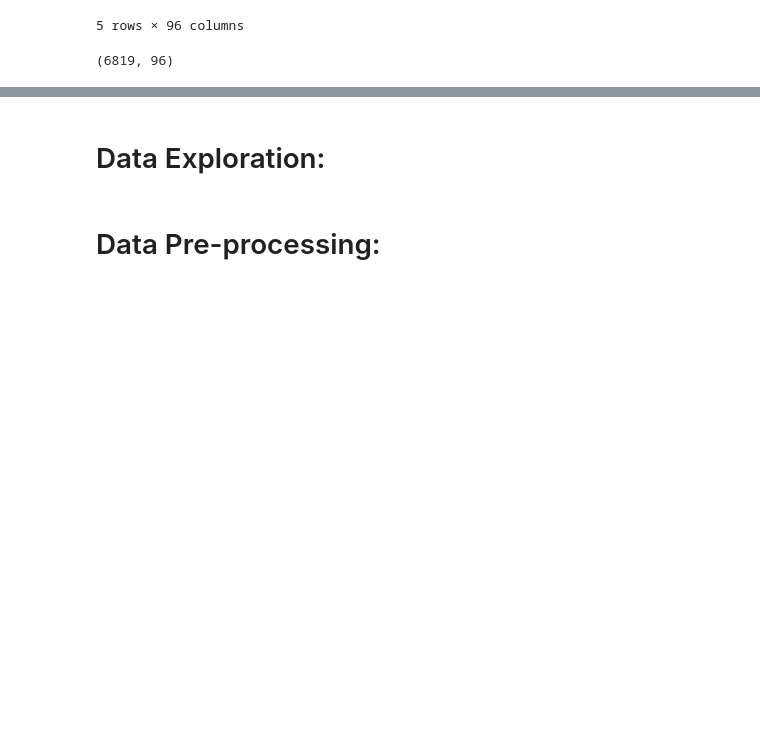
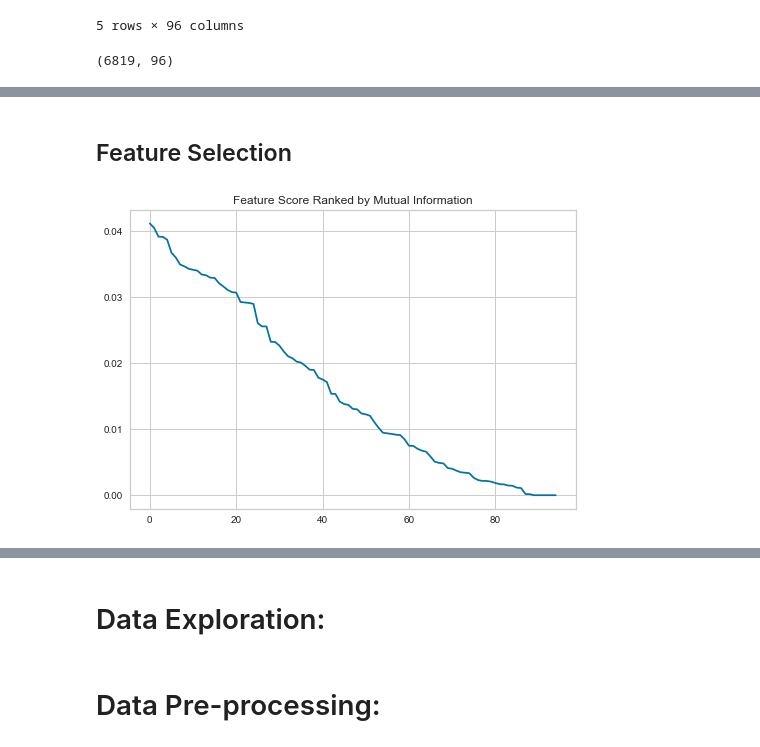
Before and after one commit to chungthuang/DeepLearning, a Jupyter notebook: Deep_Learning_Project.ipynb, the cells around one changed output, grey strips where cells are left out. Saved outputs shown, nothing was run; the diff lists cells and outputs as text; code cells hidden in the pictures; blank space fills up the shorter version.

```diff
--- a/Deep_Learning_Project.ipynb
+++ b/Deep_Learning_Project.ipynb
@@ -395,3 +411,15 @@ array([1, 0], dtype=int64)
+# %% [markdown]
+## Feature Selection
+# %%
+def mutual_info_score(x, y):
+    fs = SelectKBest(score_func=mutual_info_classif, k='all').fit(x, y)
+    fs_scores = pd.Series(data=fs.scores_, index=fs.feature_names_in_).sort_values(ascending=False)
+    fs_scores.plot(use_index=False, title="Feature Score Ranked by Mutual Information")
+    return fs_scores
+
+fs_scores = mutual_info_score(X, y)
+# %% [output]
+[figure, added]
 # %%
 # Initialize model
 rf_model = RandomForestClassifier(n_estimators=10, random_state=SEED)
```
Also changed, not shown: parts of 37 cells of this notebook.
